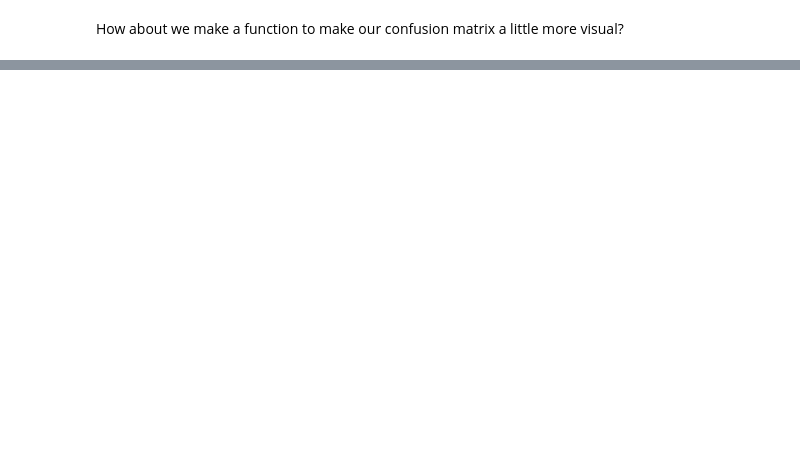
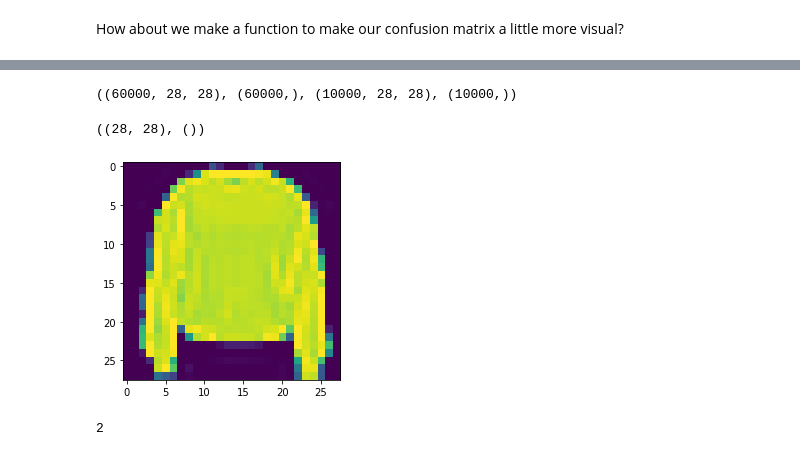
Before and after one commit to kianakiaei/TensorFlow, a Jupyter notebook: 02_neural_network_classification_with_tensorflow.ipynb, the cells around one changed output, grey strips where cells are left out. Drawn from its saved outputs; the diff is of its cells as text; code cells hidden in the pictures; blank space fills up the shorter version.

Commit message:
Multiclass classification problem - fashion mnist dataset

```diff
--- a/02_neural_network_classification_with_tensorflow.ipynb
+++ b/02_neural_network_classification_with_tensorflow.ipynb
@@ -843,0 +854,5 @@ for i, j in itertools.product(range(cm.shape[0]), range(cm.shape[1])):
+# %%
+from tensorflow.keras.datasets import fashion_mnist
+
+# The data has already been sorted into training and test sets for us
+(x_train, y_train), (x_test, y_test) = fashion_mnist.load_data()
@@ -843,0 +893,21 @@ for i, j in itertools.product(range(cm.shape[0]), range(cm.shape[1])):
+# %%
+# Check the shape of our data
+x_train.shape, y_train.shape, x_test.shape, y_test.shape
+# %% [output]
+((60000, 28, 28), (60000,), (10000, 28, 28), (10000,))
+# %%
+# Check shape of a single example
+x_train[0].shape, y_train[0].shape
+# %% [output]
+((28, 28), ())
+# %%
+# Plot a single example
+import matplotlib.pyplot as plt
+plt.imshow(x_train[7]);
+# %% [output]
+[figure, added]
+# %%
+# Check our samples label
+y_train[7]
+# %% [output]
+2
```
Also changed, not shown: parts of 39 cells of this notebook.
